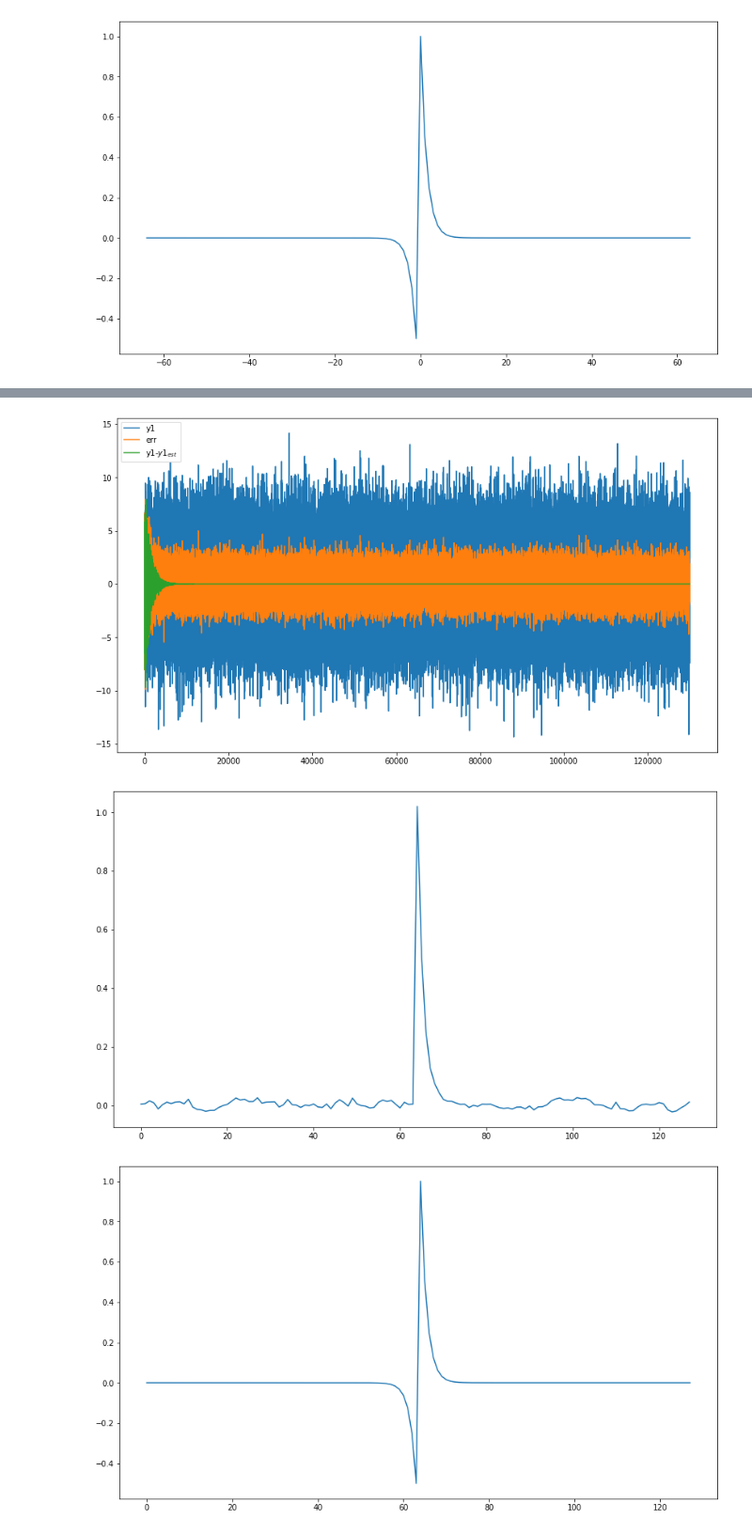
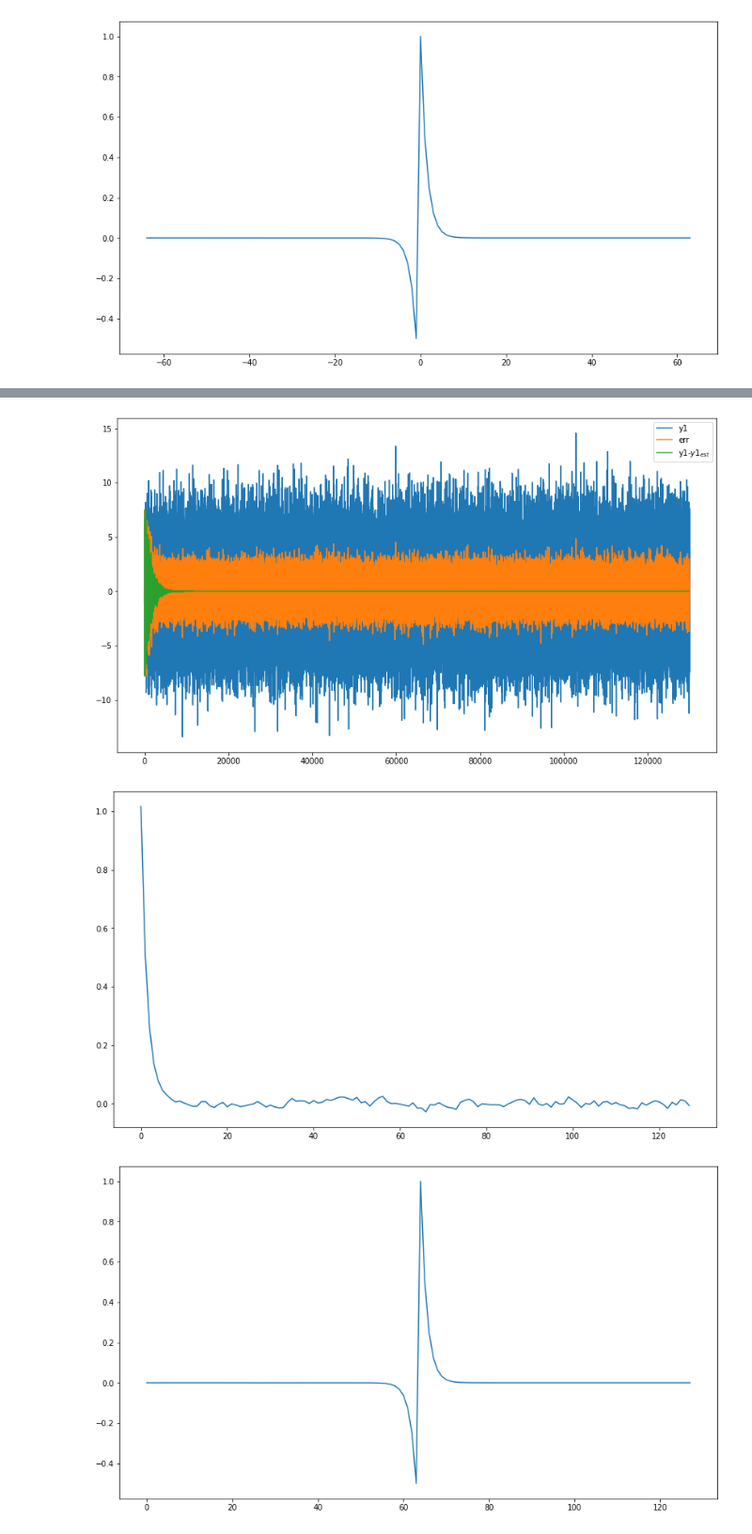
Before and after one commit to wangwei2009/DistantSpeech, a Jupyter notebook: example/causality.ipynb, the cells around one changed output, grey strips where cells are left out. Shown at 94% size. Saved outputs shown, nothing was run; the diff lists cells and outputs as text; code cells hidden in the pictures.

```diff
--- a/example/causality.ipynb
+++ b/example/causality.ipynb
@@ -109,9 +125,8 @@ plt.plot(output)
 plt.plot(output_fir)
 plt.legend(['y1','err','y1-$y1_{est}$'])
 plt.show()
-pt(np.fft.fftshift(w_flms))
+pt(w_flms)
 pt((w_flms_fir))
-pt(np.fft.fftshift(w_flms_fir))
 
 y2 = y2[:len(y1)]
 
@@ -119,33 +134,33 @@ w_flms_shift = w_flms[:, 0] #np.fft.fftshift(w_flms[:, 0])
 w_flms_fir_shift = np.fft.fftshift(w_flms_fir[:, 0])
 # w_flms_shift[15] = -0.43
 # w_flms_shift[14] = -0.2
 # w_flms_shift[13] = -0.1
 # w_flms_shift[12] = -0.01
 # w_flms_shift[11] = 0.01
 y = convolve(y2, w_flms_shift)
 y = convolve(y2, rtf2)
 
 # print(w_flms.shape)
 # plt.figure(figsize=(14,8))
 # plt.plot(rtf2)
 # plt.plot(w_flms_shift)
 # plt.plot(w_flms_fir_shift)
 # plt.legend(['rtf2','w_flms_shift', 'w_flms_fir_shift'])
 # plt.show()
 # pt(rtf2,w_flms_shift)
 
 
 # shift = 0
 # diff = y1[:-shift]-y[shift:len(y1)+shift][:-shift]
 # pt(diff)
 # print(diff)
 
 shift = iir_length
 # for shift in range(filter_len):
 #     diff = y1[:-shift]-y[shift:len(y1)+shift][:-shift]
 #     print(np.sum(np.abs(diff)))
 # pt(y1[:-shift], y1[:-shift]-y[shift:len(y1)+shift][:-shift])
 # %% [output]
-[figure, old version]
+[figure, new version]
-[figure, old version]
+[figure, new version]
 [figure]
```
Also changed, not shown: parts of 5 cells of this notebook.
